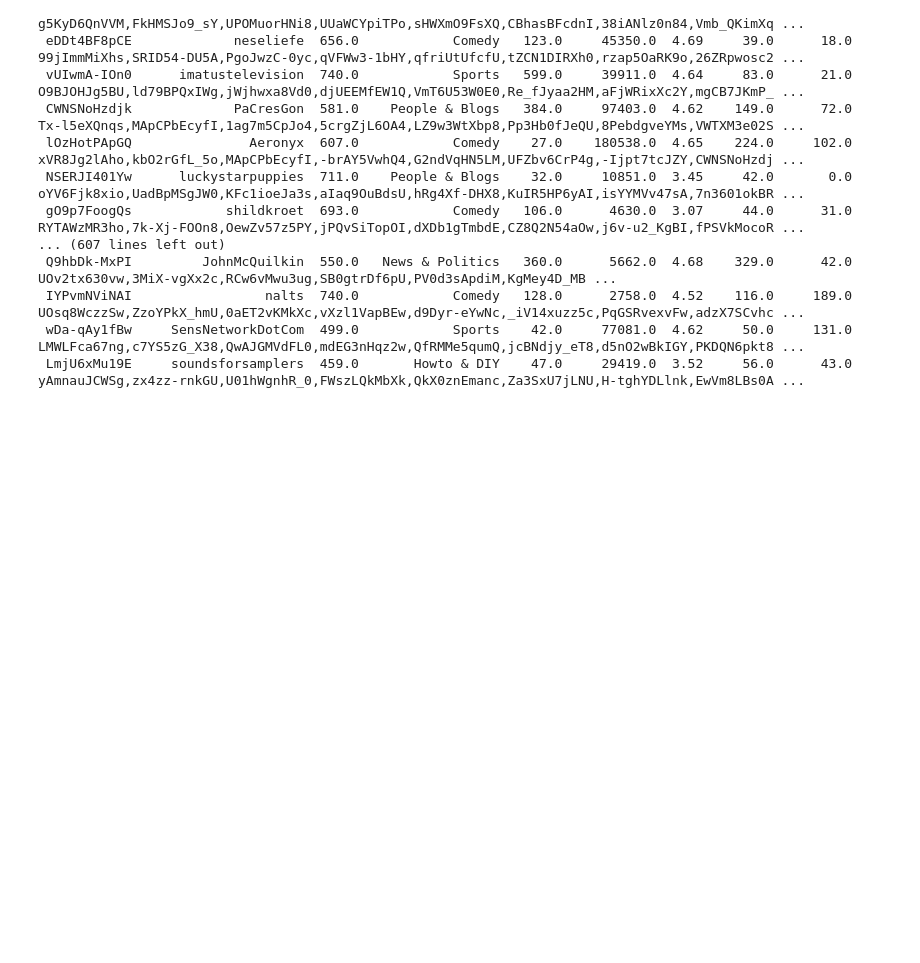
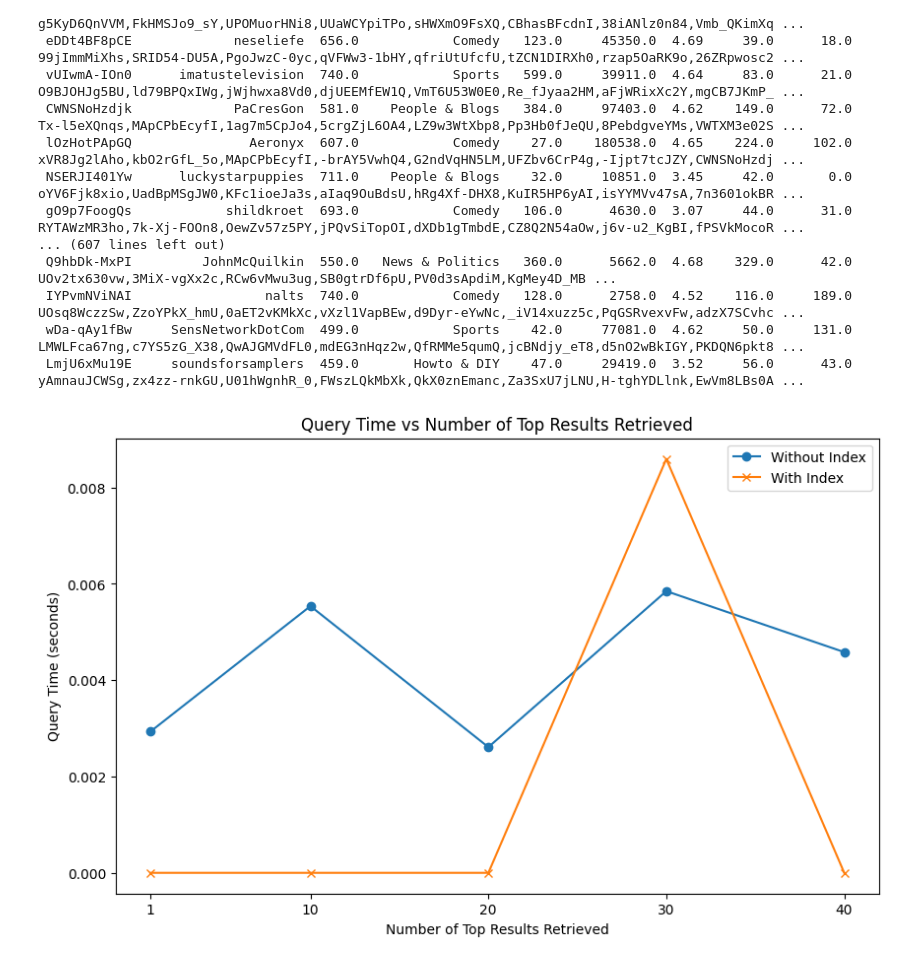
Before and after one commit to davidhfrost/csds234, a Jupyter notebook: data_loader.ipynb, the cells around one changed output. Drawn from its saved outputs; the diff is of its cells as text; code cells hidden in the pictures; blank space fills up the shorter version.

Commit message:
Created indexes and plotted runtime with/without index

```diff
--- a/data_loader.ipynb
+++ b/data_loader.ipynb
@@ -545,3 +508,58 @@ Index Query Result:
  IYPvmNViNAI                 nalts  740.0            Comedy   128.0      2758.0  4.52    116.0     189.0  UOsq8WczzSw,ZzoYPkX_hmU,0aET2vKMkXc,vXzl1VapBEw,d9Dyr-eYwNc,_iV14xuzz5c,PqGSRvexvFw,adzX7SCvhc ...
  wDa-qAy1fBw     SensNetworkDotCom  499.0            Sports    42.0     77081.0  4.62     50.0     131.0  LMWLFca67ng,c7YS5zG_X38,QwAJGMVdFL0,mdEG3nHqz2w,QfRMMe5qumQ,jcBNdjy_eT8,d5nO2wBkIGY,PKDQN6pkt8 ...
  LmjU6xMu19E     soundsforsamplers  459.0       Howto & DIY    47.0     29419.0  3.52     56.0      43.0  yAmnauJCWSg,zx4zz-rnkGU,U01hWgnhR_0,FWszLQkMbXk,QkX0znEmanc,Za3SxU7jLNU,H-tghYDLlnk,EwVm8LBs0A ...
+# %%
+import pandas as pd
+import sqlite3
+import time
+import matplotlib.pyplot as plt
+
+# Connect to SQLite database
+conn = sqlite3.connect("youtube_data.db")
+
+# Create an index on 'views'
+conn.execute('CREATE INDEX IF NOT EXISTS idx_views ON my_table(views)')
+
+# Define the number of top results to fetch
+top_limits = [1, 10, 20, 30, 40]  # You can extend this range as needed
+
+# Initialize lists to store results
+times_without_index = []
+times_with_index = []
+
+# Function to measure query time
+def measure_query_time(query):
+    start_time = time.time()
+    pd.read_sql_query(query, conn)
+    duration = time.time() - start_time
+    return duration
+
+# Perform queries without index
+conn.execute('DROP INDEX IF EXISTS idx_views')
+for limit in top_limits:
+    query = f"SELECT * FROM my_table WHERE category = 'Comedy' ORDER BY views DESC LIMIT {limit}"
+    duration = measure_query_time(query)
+    times_without_index.append(duration)
+
+# Perform queries with index
+conn.execute('CREATE INDEX IF NOT EXISTS idx_views ON my_table(views)')
+for limit in top_limits:
+    query = f"SELECT * FROM my_table WHERE category = 'Comedy' ORDER BY views DESC LIMIT {limit}"
+    duration = measure_query_time(query)
+    times_with_index.append(duration)
+
+# Plotting the results
+plt.figure(figsize=(10, 6))
+plt.plot(top_limits, times_without_index, label='Without Index', marker='o')
+plt.plot(top_limits, times_with_index, label='With Index', marker='x')
+plt.xlabel('Number of Top Results Retrieved')
+plt.ylabel('Query Time (seconds)')
+plt.title('Query Time vs Number of Top Results Retrieved')
+plt.xticks(top_limits)
+plt.legend()
+plt.show()
+
+# Close the connection
+conn.close()
+# %% [output]
+[figure, added]
```
Also changed, not shown: parts of 14 cells of this notebook, 3 other files.
